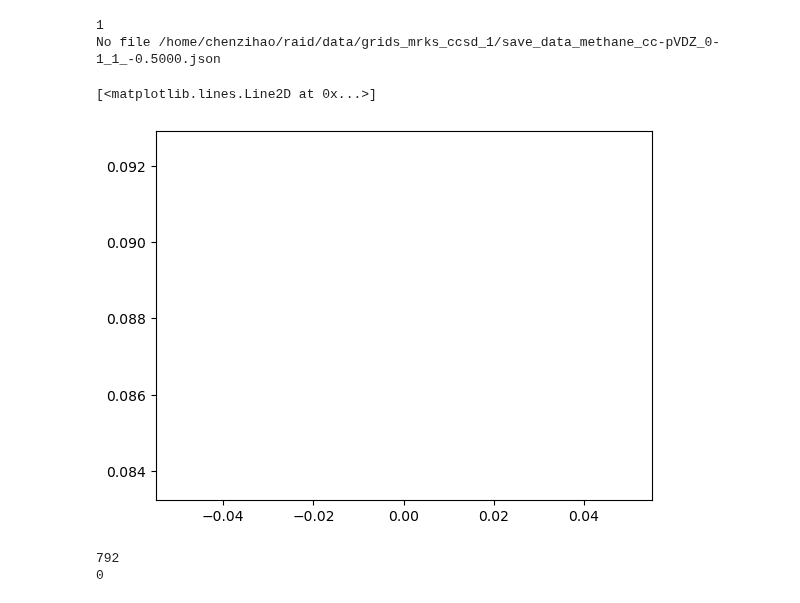
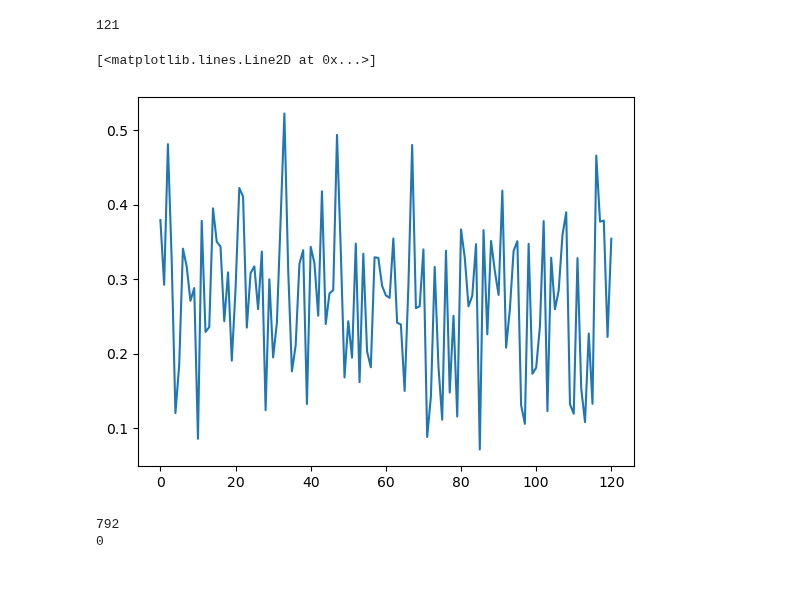
Before and after one commit to chem12346789/ai-dft, a Jupyter notebook: jupyter-notebook/check_json_dgx.ipynb, the cells around one changed output. Drawn from its saved outputs; the diff is of its cells as text; code cells hidden in the pictures.

```diff
--- a/jupyter-notebook/check_json_dgx.ipynb
+++ b/jupyter-notebook/check_json_dgx.ipynb
@@ -1,32 +1,33 @@
 # %%
 import json
 from pathlib import Path
 import matplotlib.pyplot as plt
 
-json_path_l = list(Path("/home/chenzihao/raid/data/grids_mrks_ccsd_1/").rglob("*.json"))
+data_path = Path("/home/chenzihao/raid/data/grids_mrks_ccsd_1/")
+json_path_l = list(data_path.rglob("*.json"))
 # json_path_l = list(Path("../data/grids_mrks_ccsd_1").rglob("*.json"))
 kcal_to_kj = 4.184
 error = []
 
 print(len(json_path_l))
 for json_path in json_path_l:
     # check if same name npz file exists
-    npz_file = list(Path("../data/grids_mrks").rglob(f"{json_path.stem}*.npz"))
+    json_prefix = json_path.stem[5:]
+    npz_file = list(data_path.rglob(f"{json_prefix}*.npz"))
     if not len(npz_file):
-        print("No file", Path(json_path))
+        print("No file", Path(json_path), json_prefix)
     with open(json_path) as f:
         data = json.load(f)
 
     error.append(data["energy_inv1"] / kcal_to_kj)
-    if abs(float(data["energy_inv1"])) > 1:
+    if abs(float(data["energy_inv1"]) / kcal_to_kj) > 1:
         print(data["energy_inv1"], json_path)
 
 plt.plot(error)
 # %% [output]
-1
-No file /home/chenzihao/raid/data/grids_mrks_ccsd_1/save_data_methane_cc-pVDZ_0-1_1_-0.5000.json
+121
 [<matplotlib.lines.Line2D at 0x...>]
-[figure, old version]
+[figure, new version]
 # %%
 import json
 from pathlib import Path
```
Also changed, not shown: 5 other files.
